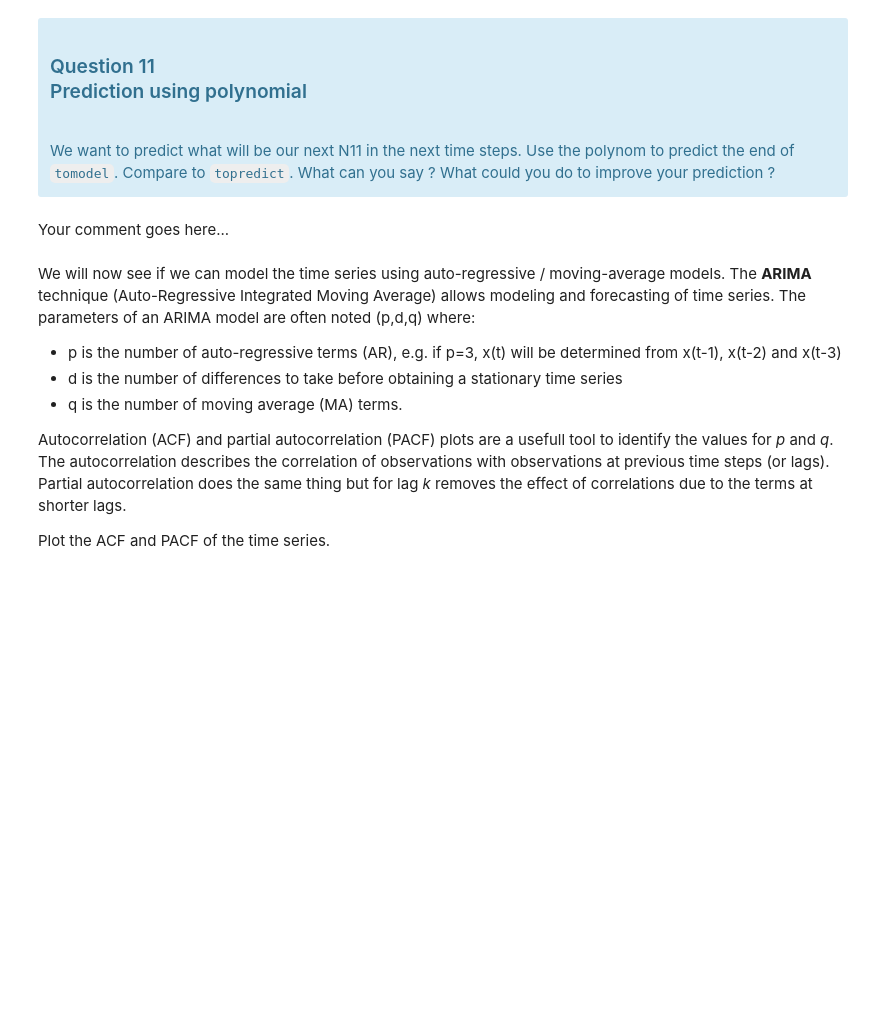
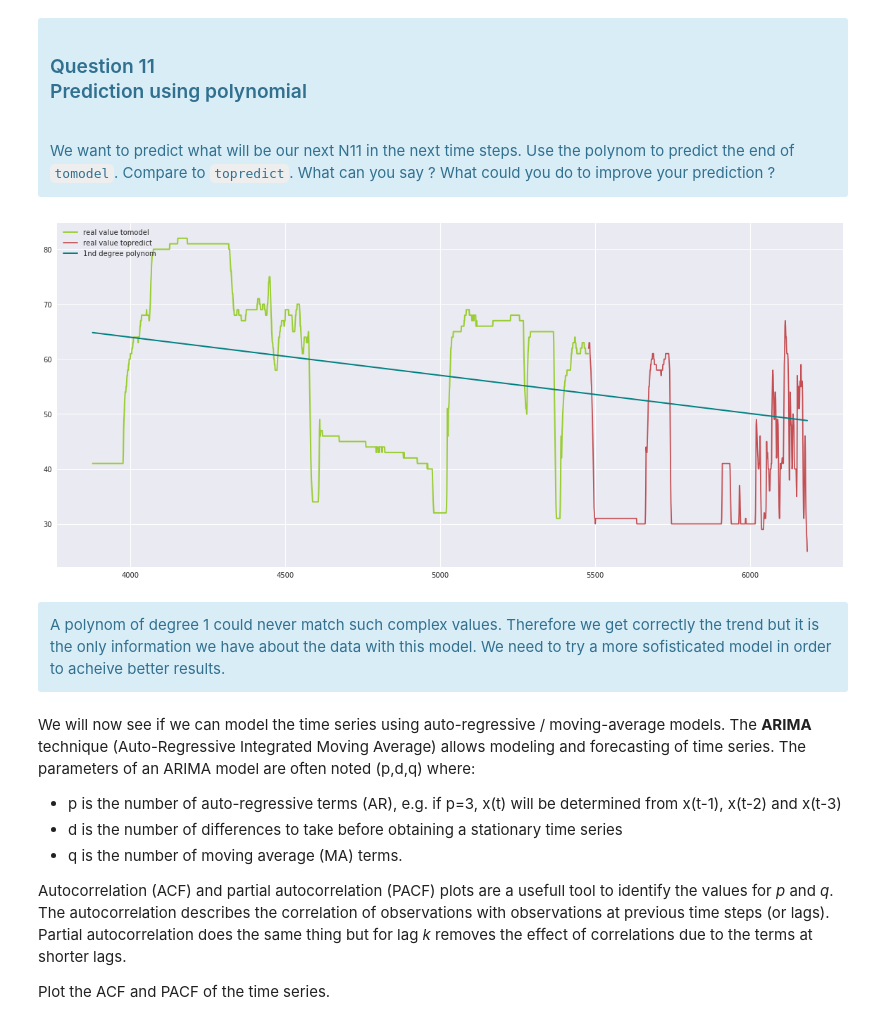
Before and after one commit to raphaelavalos/aml-lab, a Jupyter notebook: Safran/TP_Safran_2018_part1.ipynb, the cells around one changed output. Cells and saved outputs as stored; diff of their text form; code cells hidden in the pictures; blank space fills up the shorter version.

```diff
--- a/Safran/TP_Safran_2018_part1.ipynb
+++ b/Safran/TP_Safran_2018_part1.ipynb
@@ -694,5 +717,11 @@ We want to predict what will be our next N11 in the next time steps. Use the pol
-# %% [markdown]
-Your comment goes here...
+# %%
+y_pred = poly_plot(x,y,index_start,1,x_pred)
+# %% [output]
+[figure, added]
+# %% [markdown]
+<div class="alert alert-info">
+A polynom of degree 1 could never match such complex values. Therefore we get correctly the trend but it is the only information we have about the data with this model. We need to try a more sofisticated model in order to acheive better results.
+</div>
 # %% [markdown]
 We will now see if we can model the time series using auto-regressive / moving-average models.
 The **ARIMA** technique (Auto-Regressive Integrated Moving Average) allows modeling and forecasting of time series. The parameters of an ARIMA model are often noted (p,d,q) where:
```
Also changed, not shown: parts of 15 cells of this notebook.
